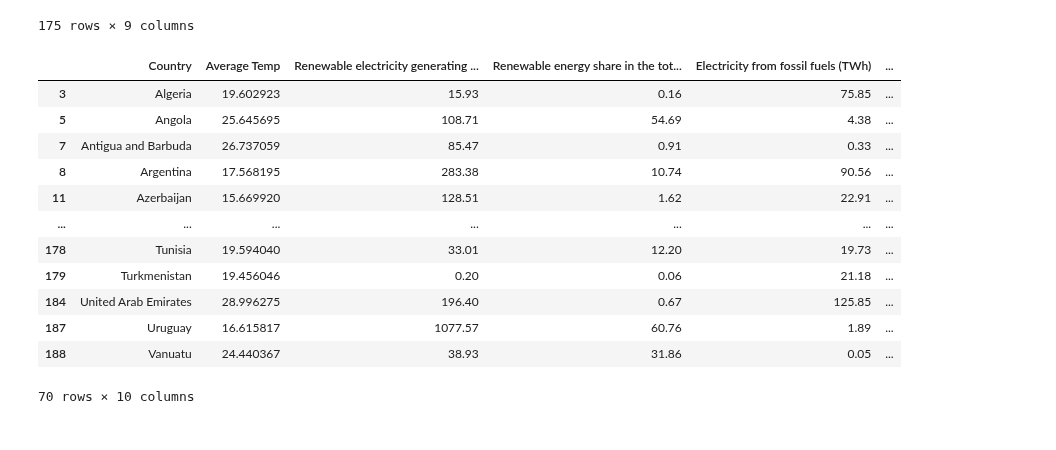
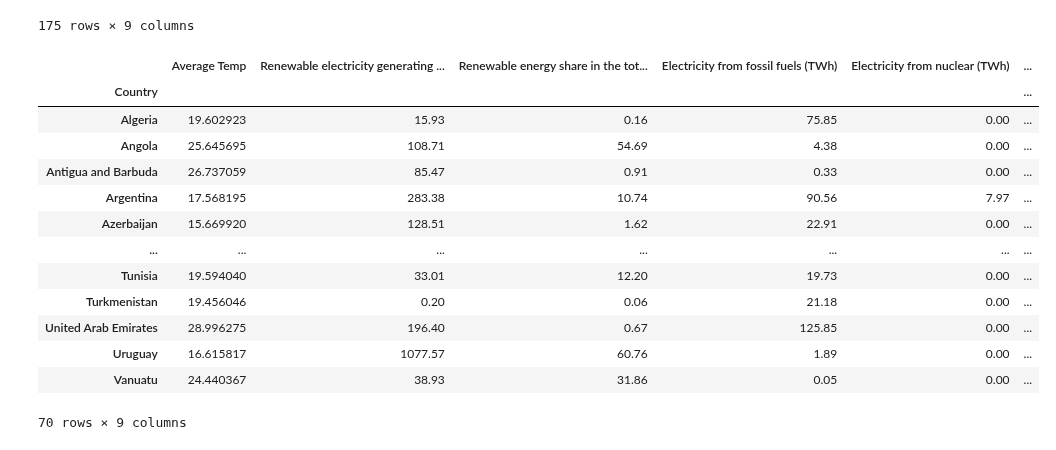
Before and after one commit to yosieph/Project1, a Jupyter notebook: project1dataclean.ipynb, the cells around one changed output. Saved outputs shown, nothing was run; the diff lists cells and outputs as text; code cells hidden in the pictures.

```diff
--- a/project1dataclean.ipynb
+++ b/project1dataclean.ipynb
@@ -78,21 +76,23 @@ global2019
 | 3647 | Zimbabwe | 81.40 | 81.50 | 3.66 | 0.0 | ... |
 175 rows × 9 columns
 # %%
-#merge first two dataframes together by Country, thus adding average temp
+#merge two dataframes together by Country, thus adding average temp
 projectdata = pd.merge(avtempsummary, global2019, how="left", on="Country")
 projectdata = projectdata.dropna()
+projectdata = projectdata.set_index(["Country"])
 projectdata
 # %% [output]
-|  | Country | Average Temp | Renewable electricity generating ... | Renewable energy share in the tot... | Electricity from fossil fuels (TWh) | ... |
-| 3 | Algeria | 19.602923 | 15.93 | 0.16 | 75.85 | ... |
-| 5 | Angola | 25.645695 | 108.71 | 54.69 | 4.38 | ... |
-| 7 | Antigua and Barbuda | 26.737059 | 85.47 | 0.91 | 0.33 | ... |
-| 8 | Argentina | 17.568195 | 283.38 | 10.74 | 90.56 | ... |
-| 11 | Azerbaijan | 15.669920 | 128.51 | 1.62 | 22.91 | ... |
+|  | Average Temp | Renewable electricity generating ... | Renewable energy share in the tot... | Electricity from fossil fuels (TWh) | Electricity from nuclear (TWh) | ... |
+| Country |  |  |  |  |  | ... |
+| Algeria | 19.602923 | 15.93 | 0.16 | 75.85 | 0.00 | ... |
+| Angola | 25.645695 | 108.71 | 54.69 | 4.38 | 0.00 | ... |
+| Antigua and Barbuda | 26.737059 | 85.47 | 0.91 | 0.33 | 0.00 | ... |
+| Argentina | 17.568195 | 283.38 | 10.74 | 90.56 | 7.97 | ... |
+| Azerbaijan | 15.669920 | 128.51 | 1.62 | 22.91 | 0.00 | ... |
 | ... | ... | ... | ... | ... | ... | ... |
-| 178 | Tunisia | 19.594040 | 33.01 | 12.20 | 19.73 | ... |
-| 179 | Turkmenistan | 19.456046 | 0.20 | 0.06 | 21.18 | ... |
-| 184 | United Arab Emirates | 28.996275 | 196.40 | 0.67 | 125.85 | ... |
-| 187 | Uruguay | 16.615817 | 1077.57 | 60.76 | 1.89 | ... |
-| 188 | Vanuatu | 24.440367 | 38.93 | 31.86 | 0.05 | ... |
+| Tunisia | 19.594040 | 33.01 | 12.20 | 19.73 | 0.00 | ... |
+| Turkmenistan | 19.456046 | 0.20 | 0.06 | 21.18 | 0.00 | ... |
+| United Arab Emirates | 28.996275 | 196.40 | 0.67 | 125.85 | 0.00 | ... |
+| Uruguay | 16.615817 | 1077.57 | 60.76 | 1.89 | 0.00 | ... |
+| Vanuatu | 24.440367 | 38.93 | 31.86 | 0.05 | 0.00 | ... |
-70 rows × 10 columns
+70 rows × 9 columns
```
Also changed, not shown: parts of 2 cells of this notebook, 1 other file.
